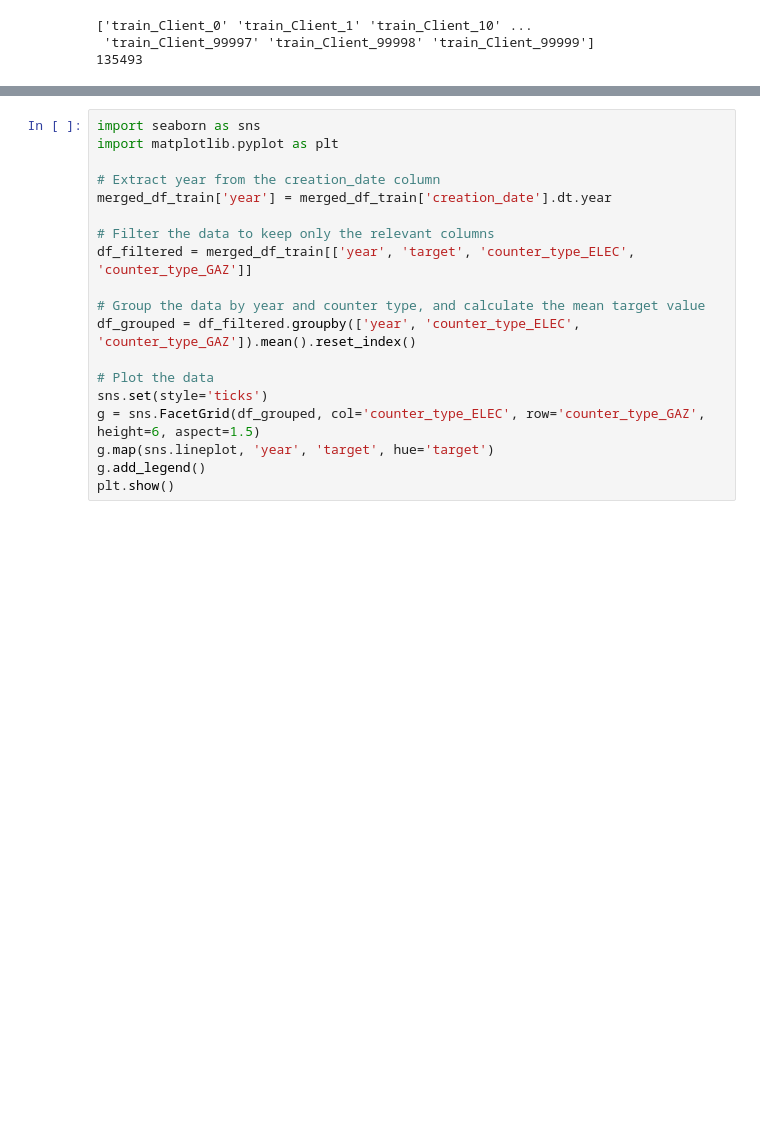
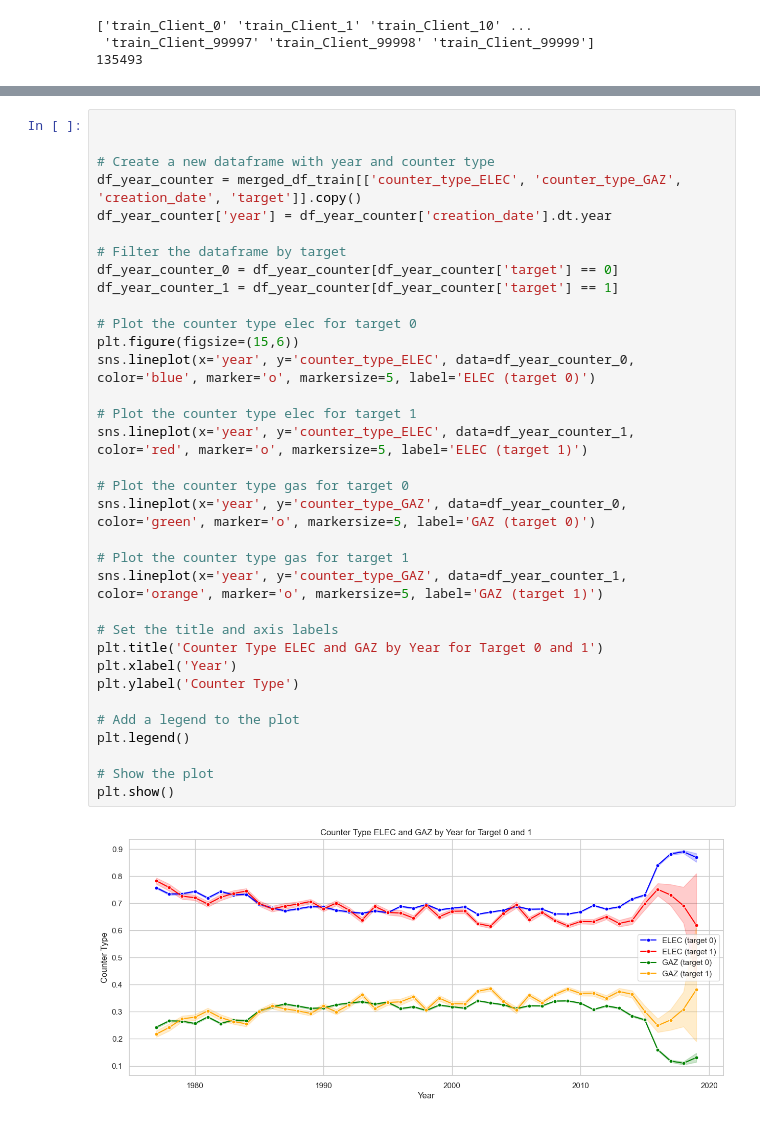
Before and after one commit to tomduese/ds-fraud-detection, a Jupyter notebook: fraud_detection.ipynb, the cells around one changed output, grey strips where cells are left out. Cells and saved outputs as stored; diff of their text form; blank space fills up the shorter version.

```diff
--- a/fraud_detection.ipynb
+++ b/fraud_detection.ipynb
@@ -594,19 +628,36 @@ plt.show()
-# %%
-import seaborn as sns
-import matplotlib.pyplot as plt
-
-# Extract year from the creation_date column
-merged_df_train['year'] = merged_df_train['creation_date'].dt.year
-
-# Filter the data to keep only the relevant columns
-df_filtered = merged_df_train[['year', 'target', 'counter_type_ELEC', 'counter_type_GAZ']]
-
-# Group the data by year and counter type, and calculate the mean target value
-df_grouped = df_filtered.groupby(['year', 'counter_type_ELEC', 'counter_type_GAZ']).mean().reset_index()
-
-# Plot the data
-sns.set(style='ticks')
-g = sns.FacetGrid(df_grouped, col='counter_type_ELEC', row='counter_type_GAZ', height=6, aspect=1.5)
-g.map(sns.lineplot, 'year', 'target', hue='target')
-g.add_legend()
-plt.show()
+# %%
+
+
+# Create a new dataframe with year and counter type
+df_year_counter = merged_df_train[['counter_type_ELEC', 'counter_type_GAZ', 'creation_date', 'target']].copy()
+df_year_counter['year'] = df_year_counter['creation_date'].dt.year
+
+# Filter the dataframe by target
+df_year_counter_0 = df_year_counter[df_year_counter['target'] == 0]
+df_year_counter_1 = df_year_counter[df_year_counter['target'] == 1]
+
+# Plot the counter type elec for target 0
+plt.figure(figsize=(15,6))
+sns.lineplot(x='year', y='counter_type_ELEC', data=df_year_counter_0, color='blue', marker='o', markersize=5, label='ELEC (target 0)')
+
+# Plot the counter type elec for target 1
+sns.lineplot(x='year', y='counter_type_ELEC', data=df_year_counter_1, color='red', marker='o', markersize=5, label='ELEC (target 1)')
+
+# Plot the counter type gas for target 0
+sns.lineplot(x='year', y='counter_type_GAZ', data=df_year_counter_0, color='green', marker='o', markersize=5, label='GAZ (target 0)')
+
+# Plot the counter type gas for target 1
+sns.lineplot(x='year', y='counter_type_GAZ', data=df_year_counter_1, color='orange', marker='o', markersize=5, label='GAZ (target 1)')
+
+# Set the title and axis labels
+plt.title('Counter Type ELEC and GAZ by Year for Target 0 and 1')
+plt.xlabel('Year')
+plt.ylabel('Counter Type')
+
+# Add a legend to the plot
+plt.legend()
+
+# Show the plot
+plt.show()
+# %% [output]
+[figure, added]
```
Also changed, not shown: parts of 21 cells of this notebook.
